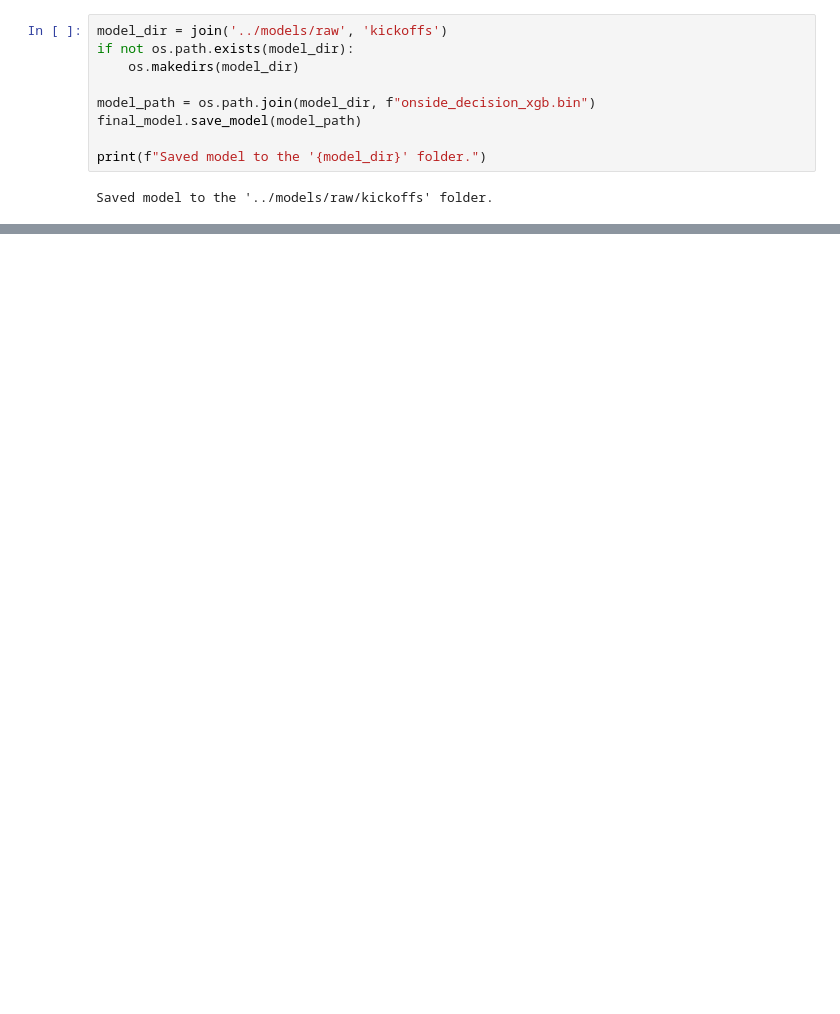
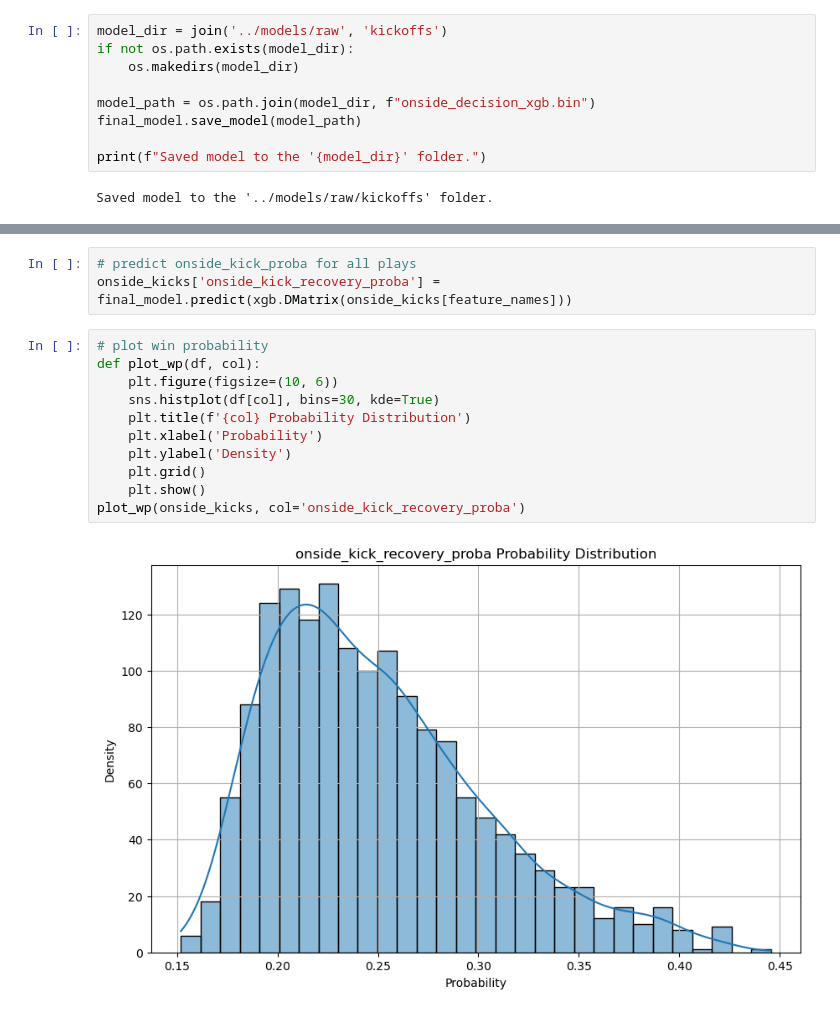
Before and after one commit to lneuendorf/cfb-win-probability, a Jupyter notebook: notebooks/onside_kick.ipynb, the cells around one changed output, grey strips where cells are left out. Drawn from its saved outputs; the diff is of its cells as text; blank space fills up the shorter version.

```diff
--- a/notebooks/onside_kick.ipynb
+++ b/notebooks/onside_kick.ipynb
@@ -728,0 +1063,16 @@ Saved model to the '../models/raw/kickoffs' folder.
+# %%
+# predict onside_kick_proba for all plays
+onside_kicks['onside_kick_recovery_proba'] = final_model.predict(xgb.DMatrix(onside_kicks[feature_names]))
+# %%
+# plot win probability
+def plot_wp(df, col):
+    plt.figure(figsize=(10, 6))
+    sns.histplot(df[col], bins=30, kde=True)
+    plt.title(f'{col} Probability Distribution')
+    plt.xlabel('Probability')
+    plt.ylabel('Density')
+    plt.grid()
+    plt.show()
+plot_wp(onside_kicks, col='onside_kick_recovery_proba')
+# %% [output]
+[figure, added]
```
Also changed, not shown: parts of 30 cells of this notebook, 1 other file.
